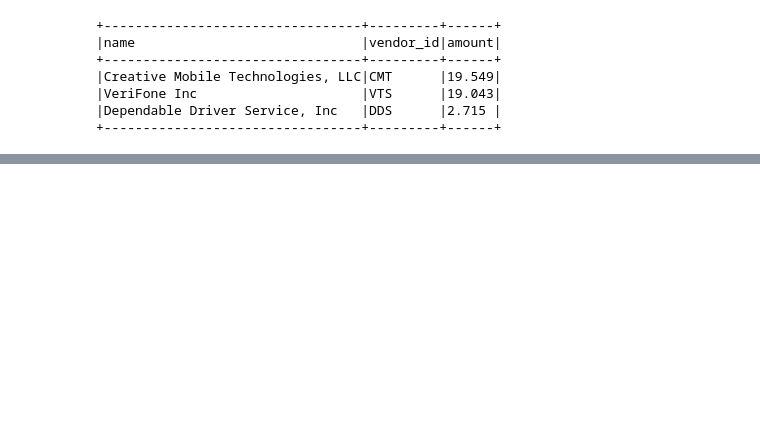
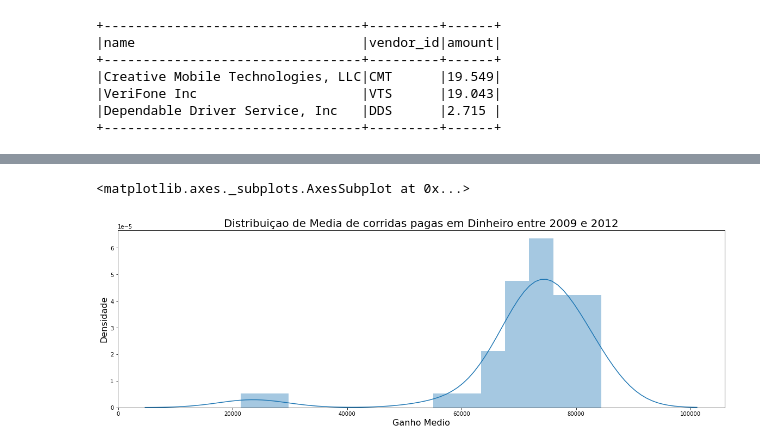
Before and after one commit to fkfouri/DataSprints, a Jupyter notebook: DataSprints_Desafio.ipynb, the cells around one changed output, grey strips where cells are left out. Cells and saved outputs as stored; diff of their text form; code cells hidden in the pictures; blank space fills up the shorter version.

```diff
--- a/DataSprints_Desafio.ipynb
+++ b/DataSprints_Desafio.ipynb
@@ -310,0 +277,17 @@ aa
+# %%
+df_question_3 = spark.sql("""
+    WITH Dist as (--
+        SELECT date_format(t.dropoff_datetime,'MMM-yyyy') month_year,
+               date_format(t.dropoff_datetime,'yyyy-MM') my_idx,
+               date_format(t.dropoff_datetime,'MMM') month,
+               date_format(t.dropoff_datetime,'MM') m_idx,
+               p.payment_lookup, t.total_amount--, t.*
+          FROM trip t JOIN payment p ON (t.payment_type = p.payment_type)
+         WHERE p.payment_lookup = 'Cash' --
+    )
+    SELECT count(month) qty_trip, sum(total_amount) amount, month_year, my_idx, month, m_idx
+      FROM Dist d
+  GROUP BY month_year, my_idx, month, m_idx
+  ORDER BY my_idx
+""")
+df_question_3.show()
@@ -310,0 +312,12 @@ aa
+# %%
+dados = df_question_3.toPandas()
+# %%
+ax = sns.distplot(dados.qty_trip)
+ax.figure.set_size_inches(20, 6)
+ax.set_xlabel('Ganho Medio', fontsize=16)
+ax.set_ylabel('Densidade', fontsize=16)
+ax.set_title("Distribuiçao de Media de corridas pagas em Dinheiro entre 2009 e 2012", fontsize=20)
+ax
+# %% [output]
+<matplotlib.axes._subplots.AxesSubplot at 0x...>
+[figure, added]
```
Also changed, not shown: parts of 43 cells of this notebook, 2 other files.
